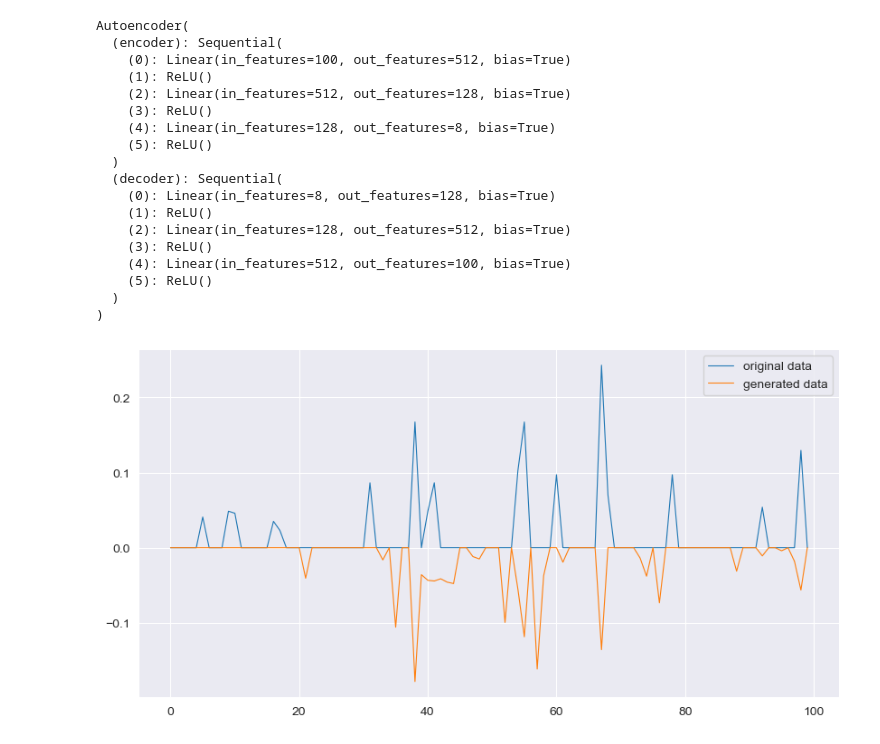
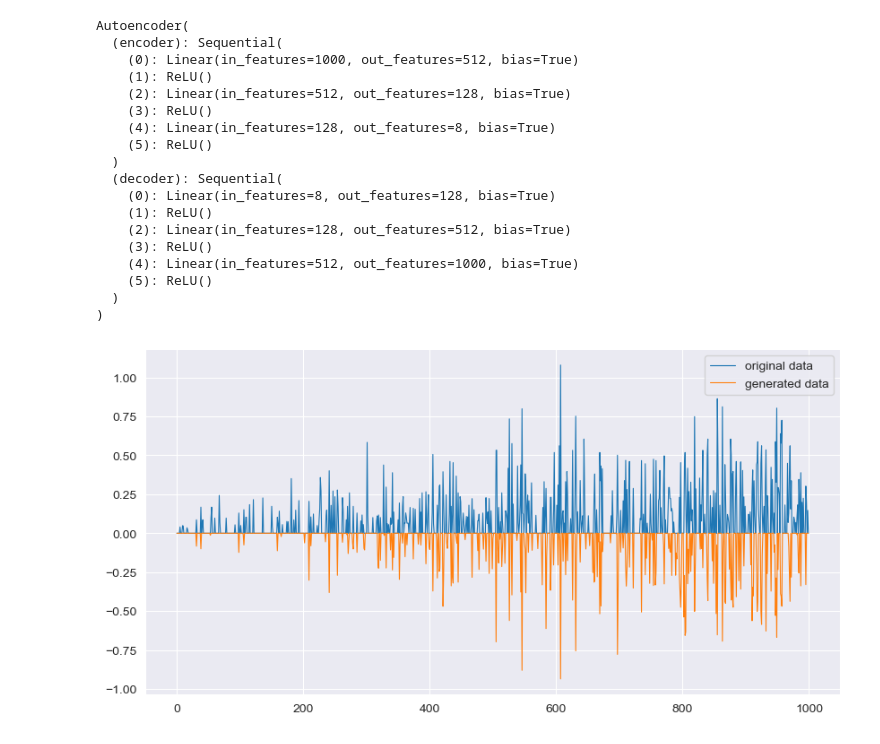
Before and after one commit to Cyn-han/Ragnarok, a Jupyter notebook: autoencoder.ipynb, the cells around one changed output. Saved outputs shown, nothing was run; the diff lists cells and outputs as text; code cells hidden in the pictures.

Commit message:
autoencoder1

```diff
--- a/autoencoder.ipynb
+++ b/autoencoder.ipynb
@@ -78,15 +77,0 @@ features = torch.tensor(adata.X[:100, :100].toarray()) if isinstance(adata.X[:10
-# %%
-import numpy as np
-from scipy.sparse import coo_matrix
-
-# 假设 coo_matrix 是一个 COO 格式的稀疏矩阵
-row = np.array([0, 1, 2, 3])
-col = np.array([2, 4, 1, 3])
-data = np.array([3, 5, 6, 7])
-coo_matrix = coo_matrix((data, (row, col)), shape=(4, 5))
-
-# 转换为稠密矩阵
-dense_matrix = np.zeros(coo_matrix.shape)
-dense_matrix[coo_matrix.row, coo_matrix.col] = coo_matrix.data
-
-print(dense_matrix)
@@ -98,10 +77,0 @@ print(dense_matrix)
-# %%
-import numpy as np
-from scipy.sparse import coo_matrix
-
-# 假设 coo_matrix 是一个 COO 格式的稀疏矩阵
-row = np.array([0, 1, 2, 3])
-col = np.array([2, 4, 1, 3])
-data = np.array([3, 5, 6, 7])
-coo_matrix = coo_matrix((data, (row, col)), shape=(4, 5))
-print(coo_matrix)
@@ -138,7 +103,7 @@ class Autoencoder(nn.Module):
         x = self.decoder(x)
         return x
 
-model = Autoencoder(adata.X[:100, :100].shape[1])
+model = Autoencoder(adata.X[:1000, :1000].shape[1])
 # %%
 # 定义损失函数和优化器
 criterion = nn.MSELoss()
@@ -151,7 +116,7 @@ data_loader = DataLoader(dataset, batch_size=128, shuffle=True)
 import time
 
 # 训练模型
-num_epochs = 100
+num_epochs = 1000
 avg_losses = []
 for epoch in range(num_epochs):
     start_time = time.time()
@@ -208,7 +173,7 @@ model.eval()
 # %% [output]
 Autoencoder(
   (encoder): Sequential(
-    (0): Linear(in_features=100, out_features=512, bias=True)
+    (0): Linear(in_features=1000, out_features=512, bias=True)
     (1): ReLU()
     (2): Linear(in_features=512, out_features=128, bias=True)
     (3): ReLU()
@@ -220,7 +185,7 @@ Autoencoder(
     (1): ReLU()
     (2): Linear(in_features=128, out_features=512, bias=True)
     (3): ReLU()
-    (4): Linear(in_features=512, out_features=100, bias=True)
+    (4): Linear(in_features=512, out_features=1000, bias=True)
     (5): ReLU()
   )
 )
@@ -233,16 +198,16 @@ with torch.no_grad():  # 确保不会计算梯度，以减少内存使用
 # %%
 # 创建一个水平镜像图
 plt.figure(figsize=(10, 5))
 
 # 绘制原始数据
-plt.plot(adata.X[:100, :100][3], label='original data', linewidth=0.8)
+plt.plot(adata.X[:1000, :1000][3], label='original data', linewidth=0.8)
 
 # 绘制神经网络生成的数据
 plt.plot(-outputs[3], label='generated data', linewidth=0.8)
 
 plt.legend()
 
 # 显示图表
 plt.savefig("D:/Projects/Ragnarok/compare.png", dpi=600)
 # %% [output]
-[figure, old version]
+[figure, new version]
```
Also changed, not shown: parts of 7 cells of this notebook.
